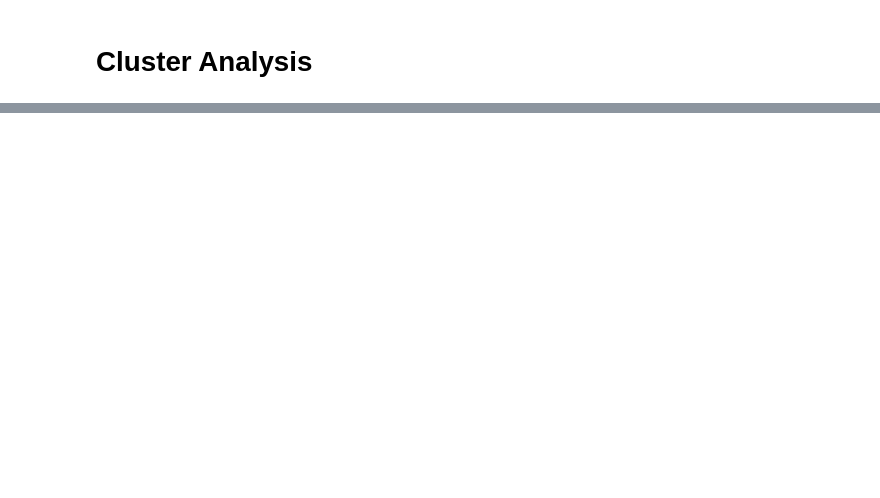
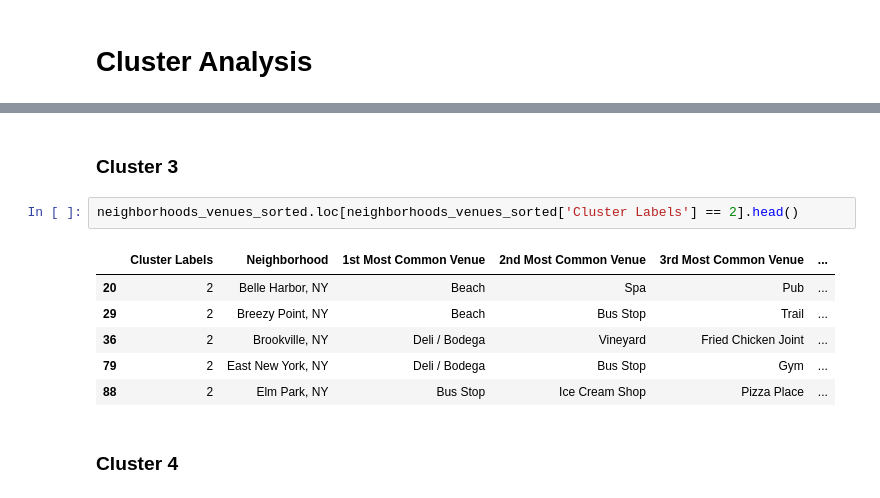
Before and after one commit to johndamaro/Coursera_Capstone, a Jupyter notebook: perfectfit.ipynb, the cells around one changed output, grey strips where cells are left out. Drawn from its saved outputs; the diff is of its cells as text; blank space fills up the shorter version.

```diff
--- a/perfectfit.ipynb
+++ b/perfectfit.ipynb
@@ -589,0 +713,13 @@ neighborhoods_venues_sorted.head()
+# %% [markdown]
+### Cluster 3
+# %%
+neighborhoods_venues_sorted.loc[neighborhoods_venues_sorted['Cluster Labels'] == 2].head()
+# %% [output]
+|  | Cluster Labels | Neighborhood | 1st Most Common Venue | 2nd Most Common Venue | 3rd Most Common Venue | ... |
+| 20 | 2 | Belle Harbor, NY | Beach | Spa | Pub | ... |
+| 29 | 2 | Breezy Point, NY | Beach | Bus Stop | Trail | ... |
+| 36 | 2 | Brookville, NY | Deli / Bodega | Vineyard | Fried Chicken Joint | ... |
+| 79 | 2 | East New York, NY | Deli / Bodega | Bus Stop | Gym | ... |
+| 88 | 2 | Elm Park, NY | Bus Stop | Ice Cream Shop | Pizza Place | ... |
+# %% [markdown]
+### Cluster 4
```
Also changed, not shown: parts of 23 cells of this notebook.
